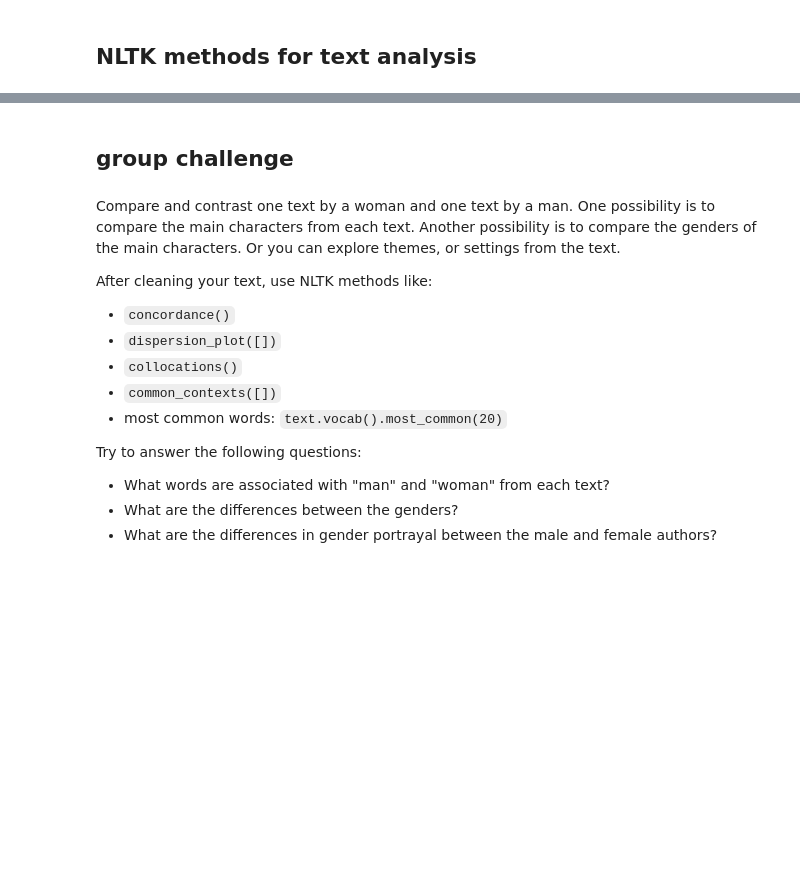
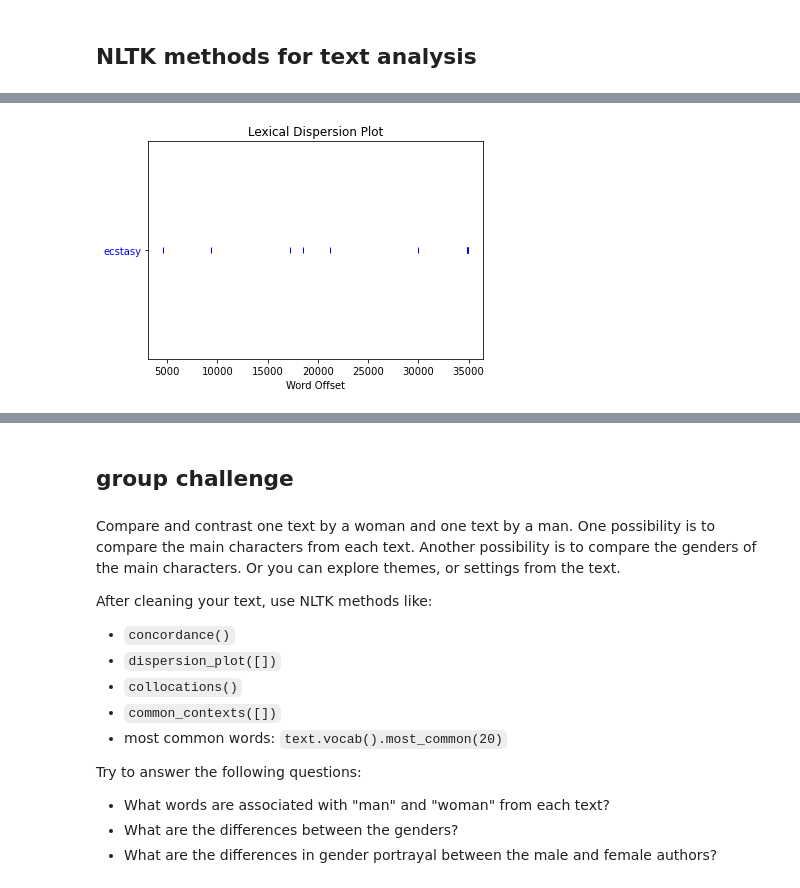
Before and after one commit to gofilipa/fds-spring-23, a Jupyter notebook: nltk-gender.ipynb, the cells around one changed output, grey strips where cells are left out. Cells and saved outputs as stored; diff of their text form; code cells hidden in the pictures; blank space fills up the shorter version.

```diff
--- a/nltk-gender.ipynb
+++ b/nltk-gender.ipynb
@@ -31,7 +31,10 @@ def clean(url):
     for word in tokens:
         if word.isalpha():
             if word not in stops:
-                text.append(word.lower())
+                lemmatizer = WordNetLemmatizer()
+                # lemmatizer = nltk.stem.WordNetLemmatizer()
+                root = lemmatizer.lemmatize(word)
+                text.append(root.lower())
 
     return text
 # %%
@@ -62,4 +88,4 @@ print(frank)
 # turn our saved text (list of strings) to an NLTK object for
 # text analysis
 
-frank = nltk.Text(frank)
+orlando = nltk.Text(orl)
@@ -145,0 +184,4 @@ orlando.common_contexts(["woman"])
+# %%
+orlando.dispersion_plot(['ecstasy'])
+# %% [output]
+[figure, added]
```
Also changed, not shown: parts of 32 cells of this notebook, 19 other files.
